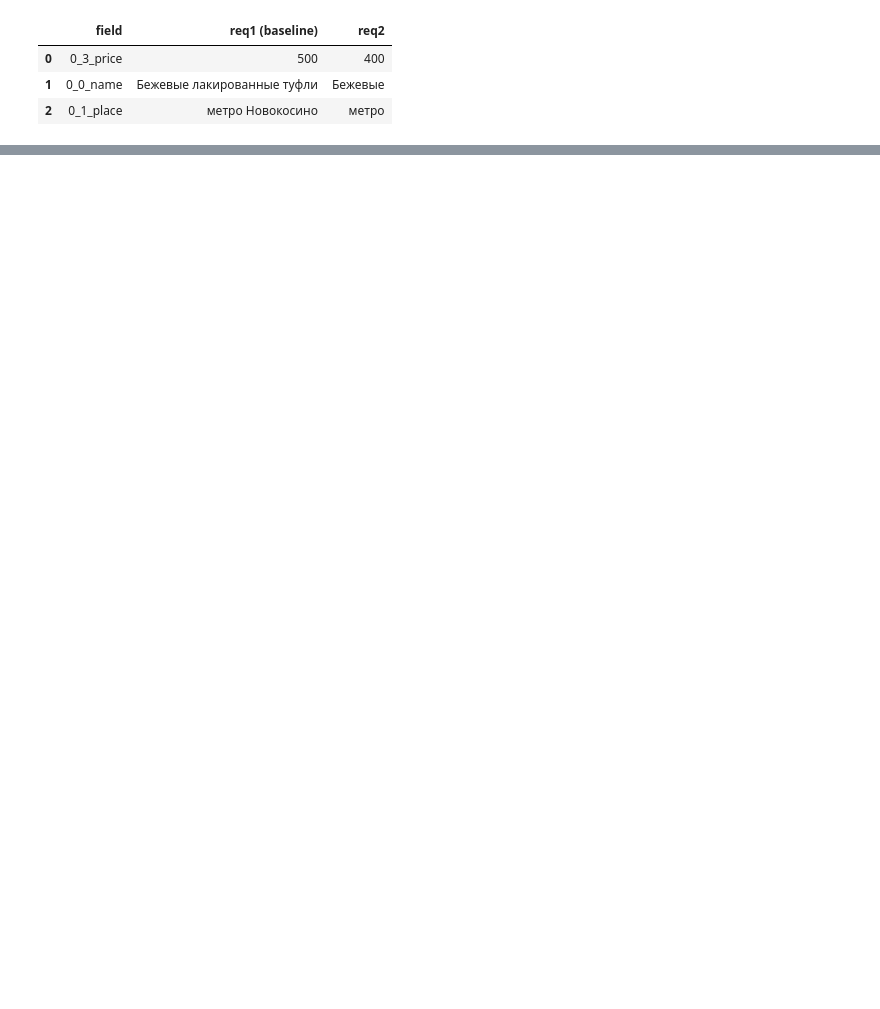
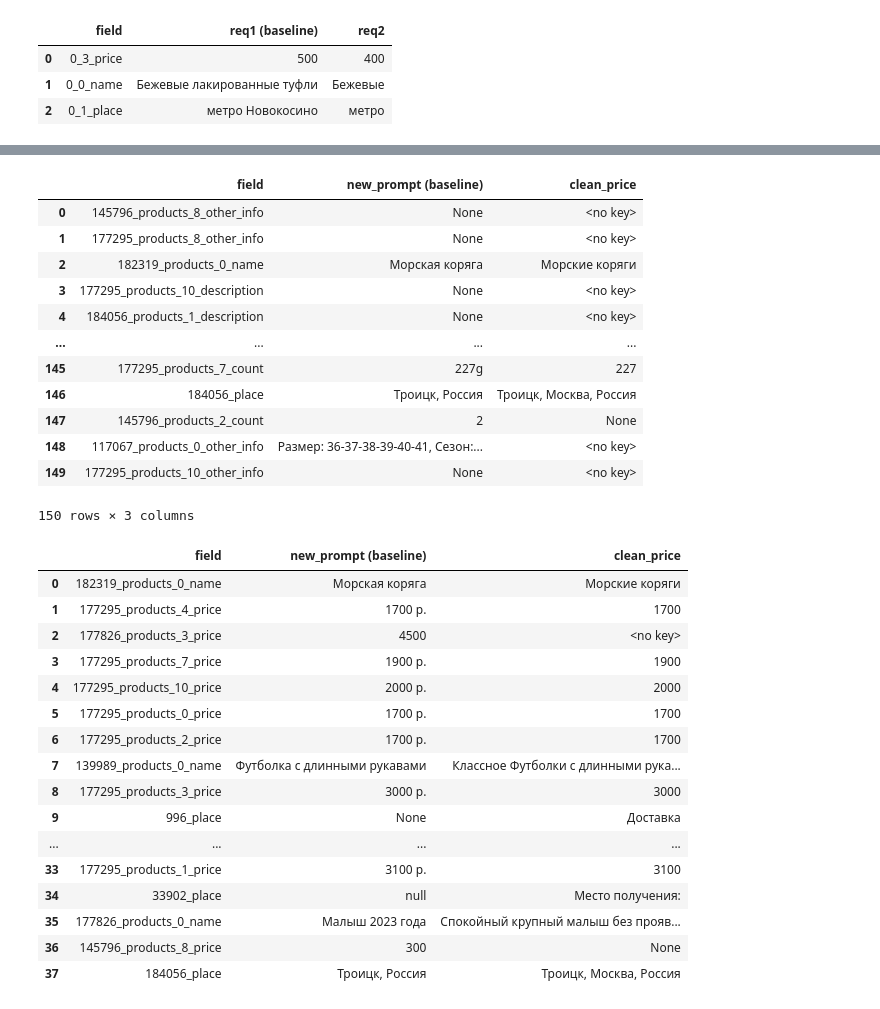
Before and after one commit to bralexx/ad_parsing, a Jupyter notebook: prompts/sandbox.ipynb, the cells around one changed output, grey strips where cells are left out. Drawn from its saved outputs; the diff is of its cells as text; code cells hidden in the pictures; blank space fills up the shorter version.

```diff
--- a/prompts/sandbox.ipynb
+++ b/prompts/sandbox.ipynb
@@ -213,0 +480,39 @@ from consts import LOL
+# %%
+from IPython.display import clear_output
+def smart_diff(name2, name1=pm.baseline_name):
+  res = pd.DataFrame(filter_diff(pm.compare(name1, name2)))
+  clear_output()
+  return res
+# %%
+smart_diff('clean_price')
+# %% [output]
+|  | field | new_prompt (baseline) | clean_price |
+| 0 | 145796_products_8_other_info | None | <no key> |
+| 1 | 177295_products_8_other_info | None | <no key> |
+| 2 | 182319_products_0_name | Морская коряга | Морские коряги |
+| 3 | 177295_products_10_description | None | <no key> |
+| 4 | 184056_products_1_description | None | <no key> |
+| ... | ... | ... | ... |
+| 145 | 177295_products_7_count | 227g | 227 |
+| 146 | 184056_place | Троицк, Россия | Троицк, Москва, Россия |
+| 147 | 145796_products_2_count | 2 | None |
+| 148 | 117067_products_0_other_info | Размер: 36-37-38-39-40-41, Сезон:... | <no key> |
+| 149 | 177295_products_10_other_info | None | <no key> |
+150 rows × 3 columns
+|  | field | new_prompt (baseline) | clean_price |
+| 0 | 182319_products_0_name | Морская коряга | Морские коряги |
+| 1 | 177295_products_4_price | 1700 р. | 1700 |
+| 2 | 177826_products_3_price | 4500 | <no key> |
+| 3 | 177295_products_7_price | 1900 р. | 1900 |
+| 4 | 177295_products_10_price | 2000 р. | 2000 |
+| 5 | 177295_products_0_price | 1700 р. | 1700 |
+| 6 | 177295_products_2_price | 1700 р. | 1700 |
+| 7 | 139989_products_0_name | Футболка с длинными рукавами | Классное Футболки с длинными рука... |
+| 8 | 177295_products_3_price | 3000 р. | 3000 |
+| 9 | 996_place | None | Доставка |
+| ... | ... | ... | ... |
+| 33 | 177295_products_1_price | 3100 р. | 3100 |
+| 34 | 33902_place | null | Место получения: |
+| 35 | 177826_products_0_name | Малыш 2023 года | Спокойный крупный малыш без прояв... |
+| 36 | 145796_products_8_price | 300 | None |
+| 37 | 184056_place | Троицк, Россия | Троицк, Москва, Россия |
```
Also changed, not shown: parts of 59 cells of this notebook, 2 other files.
